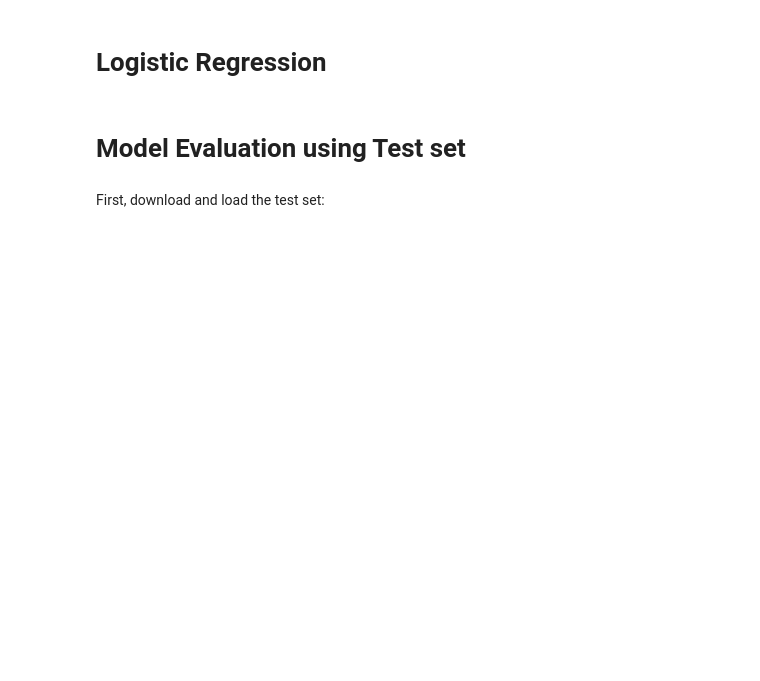
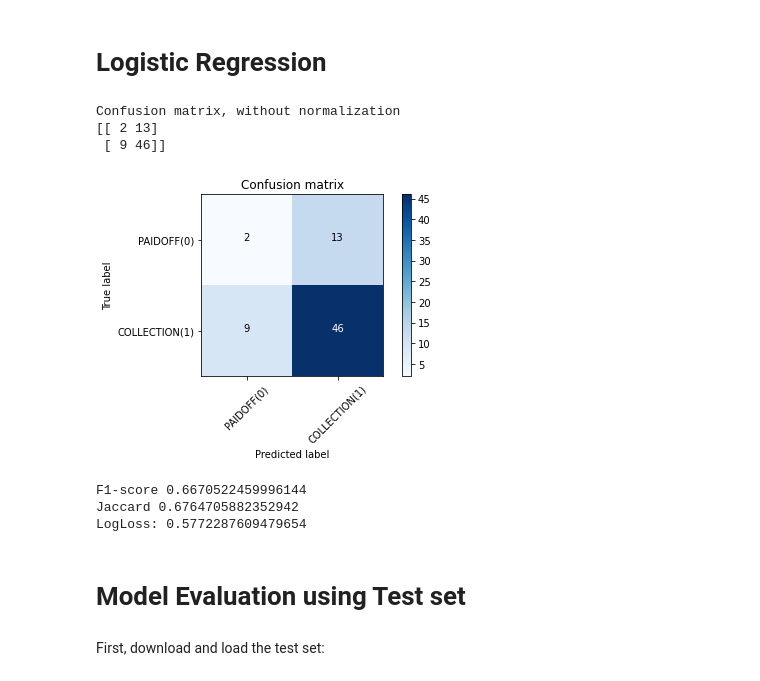
Before and after one commit to kheinermm/data-science-projects, a Jupyter notebook: Capstone-ML-Proj-Loan-py.ipynb.ipynb, the cells around one changed output. Cells and saved outputs as stored; diff of their text form; code cells hidden in the pictures; blank space fills up the shorter version.

```diff
--- a/Capstone-ML-Proj-Loan-py.ipynb.ipynb
+++ b/Capstone-ML-Proj-Loan-py.ipynb.ipynb
@@ -283,5 +414,34 @@ Notice: You should find the best k to build the model with the best accuracy.\
 # %% [markdown]
 # Logistic Regression
+# %%
+from sklearn.linear_model import LogisticRegression
+from sklearn.metrics import log_loss
+X_train, X_test, y_train, y_test = train_test_split( X, y, test_size=0.2, random_state=4)
+LR = LogisticRegression(C=0.01, solver='liblinear').fit(X_train,y_train)
+yhat = LR.predict(X_test)
+# %%
+# Compute confusion matrix
+cnf_matrix = confusion_matrix(y_test, yhat, labels=[1,0])
+np.set_printoptions(precision=2)
+
+
+# Plot non-normalized confusion matrix
+plt.figure()
+plot_confusion_matrix(cnf_matrix, classes=['PAIDOFF(0)','COLLECTION(1)'],normalize= False,  title='Confusion matrix')
+# %% [output]
+Confusion matrix, without normalization
+[[ 2 13]
+ [ 9 46]]
+[figure, added]
+# %%
+yhat_prob = LR.predict_proba(X_test)
+print("F1-score",f1_score(y_test, yhat, average='weighted'))
+print("Jaccard",jaccard_score(y_test, yhat,pos_label=0))
+print("LogLoss:",log_loss(y_test, yhat_prob))
+# %% [output]
+F1-score 0.6670522459996144
+Jaccard 0.6764705882352942
+LogLoss: 0.5772287609479654
 # %% [markdown]
 # Model Evaluation using Test set
 # %%
```
Also changed, not shown: parts of 18 cells of this notebook.
